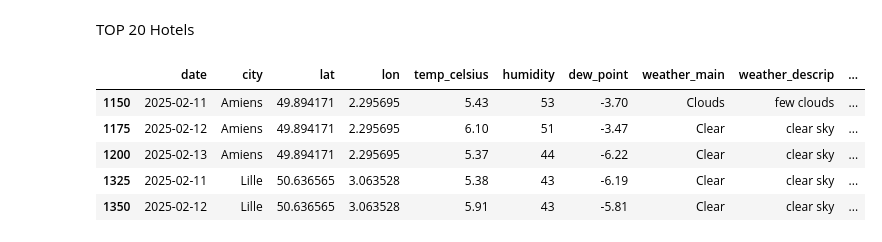
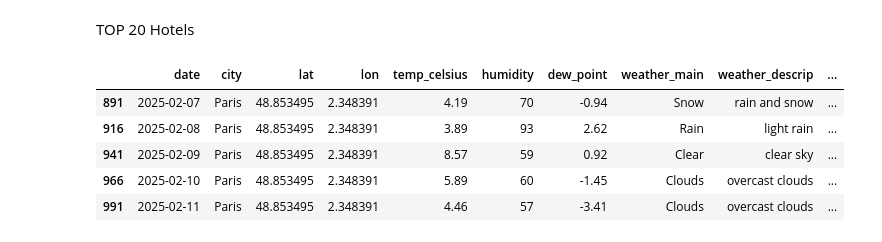
Before and after one commit to YnaPqt/data-management-kayak, a Jupyter notebook: kayak_project.ipynb, the cells around one changed output. Saved outputs shown, nothing was run; the diff lists cells and outputs as text; code cells hidden in the pictures.

```diff
--- a/kayak_project.ipynb
+++ b/kayak_project.ipynb
@@ -490,12 +478,9 @@ Name: count, dtype: int64
 # %%
-df_destinations = df_good_weather[df_good_weather['city'].isin(
-                ['Amiens','Colmar','Strasbourg',
-                 'Lille','Eguisheim'])]
+df_destinations = good_weather[good_weather['city'].isin(
+              ['Annecy','Paris','Grenoble',
+              'Colmar','Eguisheim'])]
 # %% [markdown]
 Top Five cities
 # %%
-top_five= df_destinations.groupby(['city', 'lat', 'lon']).agg(avg_temp=('temp_celsius', 'mean')).reset_index()
-
-# Round the avg_temp to two decimal places
-top_five['avg_temp'] = top_five['avg_temp'].round(2)
-top_five
+top_five= df_destinations.groupby(['city', 'lat', 'lon']).agg(avg_temp=('temp_celsius', 'mean')).round(2).reset_index()
+top5 = top_five.city.tolist()
@@ -538,11 +517,15 @@ fig.show()
 # %% [markdown]
 TOP 20 Hotels
+# %%
+df_hotels_best = df_weather[df_weather['city'].isin(top5)]
+# %%
+df_hotels_best = df_hotels_best[(df_hotels_best["rating"] >= 7)].sort_values(by=['city', 'rating'], ascending=False)
 # %%
-df_destinations.head()
+df_hotels_best.head()
 # %% [output]
 |  | date | city | lat | lon | temp_celsius | humidity | dew_point | weather_main | weather_descrip | ... |
-| 1150 | 2025-02-11 | Amiens | 49.894171 | 2.295695 | 5.43 | 53 | -3.70 | Clouds | few clouds | ... |
-| 1175 | 2025-02-12 | Amiens | 49.894171 | 2.295695 | 6.10 | 51 | -3.47 | Clear | clear sky | ... |
-| 1200 | 2025-02-13 | Amiens | 49.894171 | 2.295695 | 5.37 | 44 | -6.22 | Clear | clear sky | ... |
-| 1325 | 2025-02-11 | Lille | 50.636565 | 3.063528 | 5.38 | 43 | -6.19 | Clear | clear sky | ... |
-| 1350 | 2025-02-12 | Lille | 50.636565 | 3.063528 | 5.91 | 43 | -5.81 | Clear | clear sky | ... |
+| 891 | 2025-02-07 | Paris | 48.853495 | 2.348391 | 4.19 | 70 | -0.94 | Snow | rain and snow | ... |
+| 916 | 2025-02-08 | Paris | 48.853495 | 2.348391 | 3.89 | 93 | 2.62 | Rain | light rain | ... |
+| 941 | 2025-02-09 | Paris | 48.853495 | 2.348391 | 8.57 | 59 | 0.92 | Clear | clear sky | ... |
+| 966 | 2025-02-10 | Paris | 48.853495 | 2.348391 | 5.89 | 60 | -1.45 | Clouds | overcast clouds | ... |
+| 991 | 2025-02-11 | Paris | 48.853495 | 2.348391 | 4.46 | 57 | -3.41 | Clouds | overcast clouds | ... |
```
Also changed, not shown: parts of 14 cells of this notebook.
